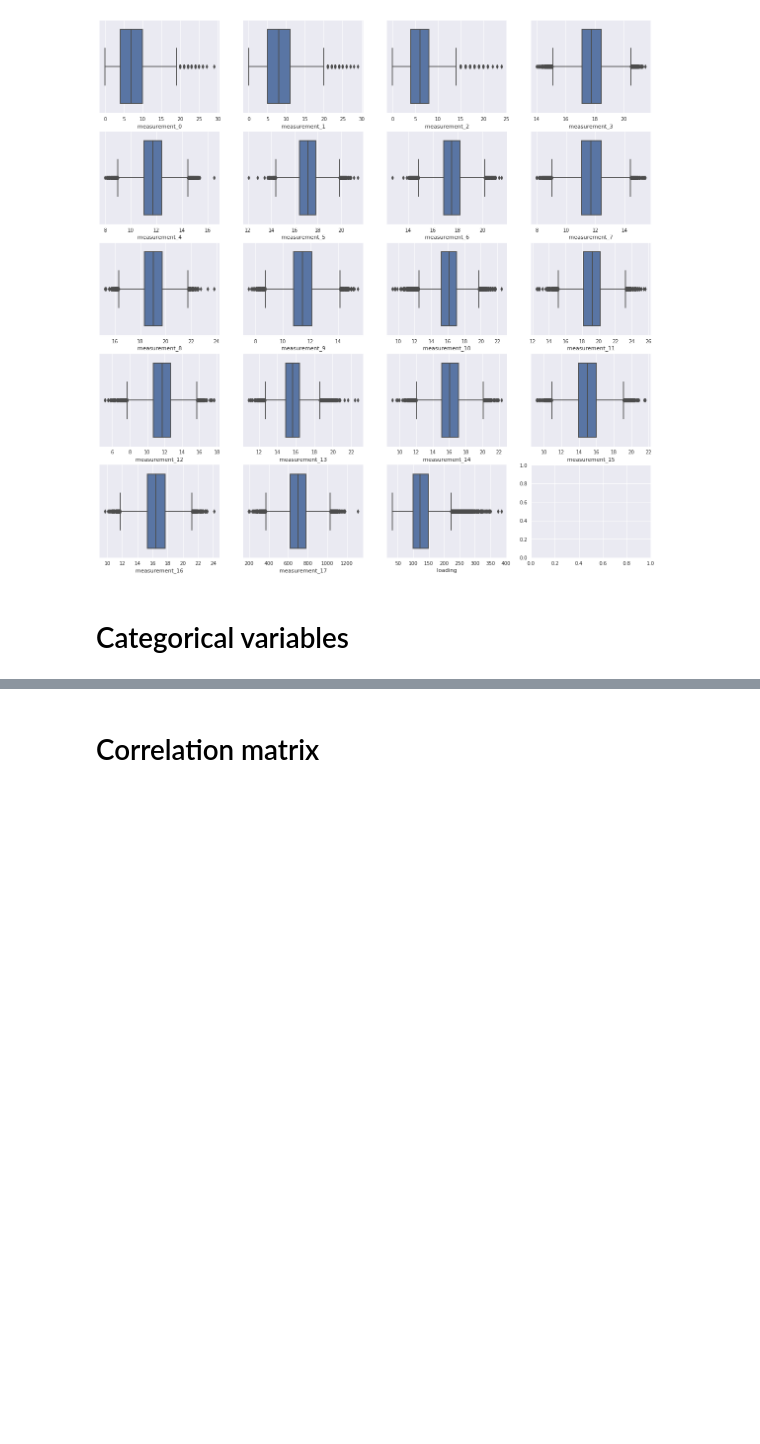
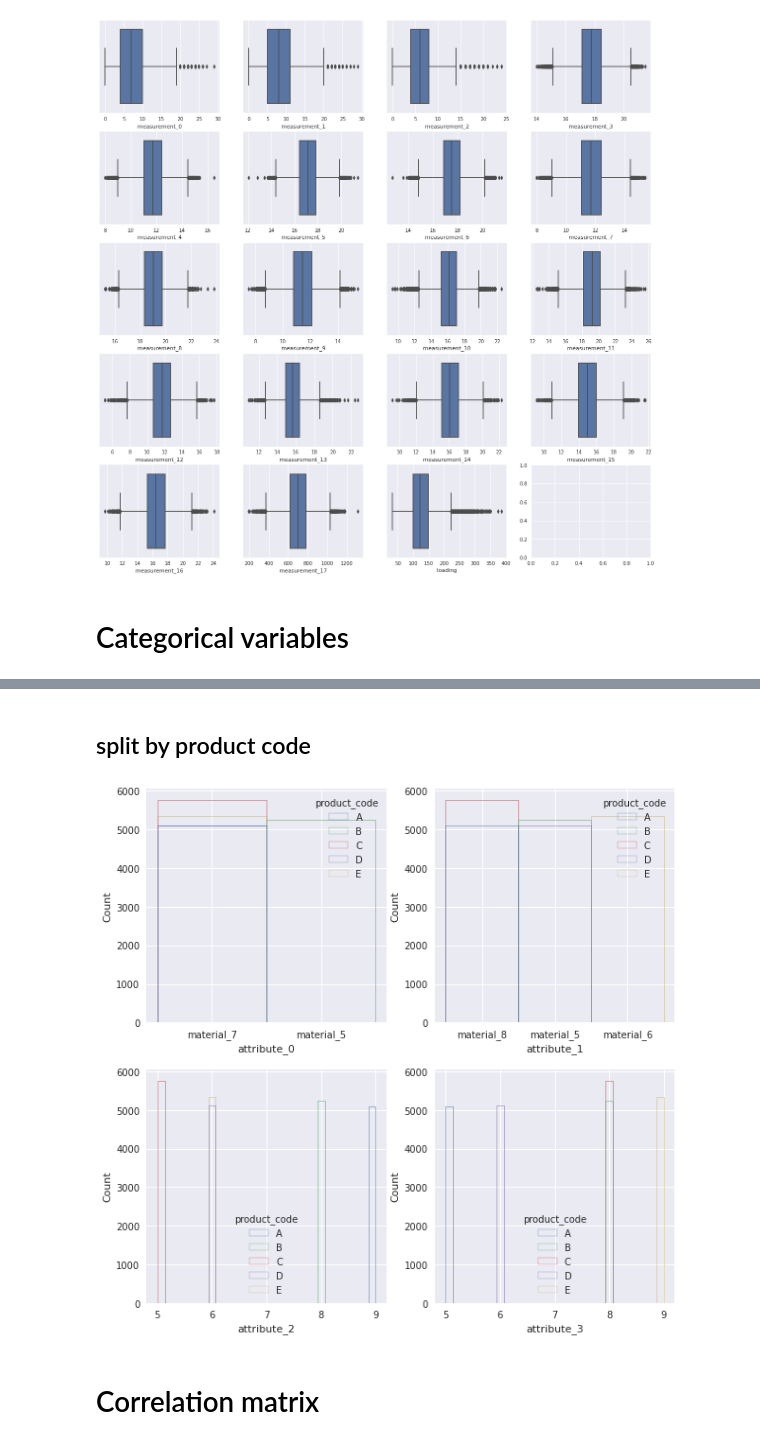
Before and after one commit to sdysch/kaggle, a Jupyter notebook: tps-aug-2022.ipynb, the cells around one changed output, grey strips where cells are left out. Drawn from its saved outputs; the diff is of its cells as text; code cells hidden in the pictures; blank space fills up the shorter version.

```diff
--- a/tps-aug-2022.ipynb
+++ b/tps-aug-2022.ipynb
@@ -144,3 +161,16 @@ fig.show()
+# %% [markdown]
+## split by product code
+# %%
+nrows, ncols = 2, 2
+fig, ax = plt.subplots(nrows, ncols, figsize=(10, 10))
+ax = ax.ravel()
+for i, var in enumerate(cat_cols):
+    sns.histplot(data=df_train, x=var, hue='product_code', ax=ax[i], fill=False)
+    ax[i].set_label(var)
+ax = ax.reshape(nrows, ncols)
+fig.show()
+# %% [output]
+[figure, added]
 # %% [markdown]
 # Correlation matrix
 # %%
```
Also changed, not shown: parts of 14 cells of this notebook.
